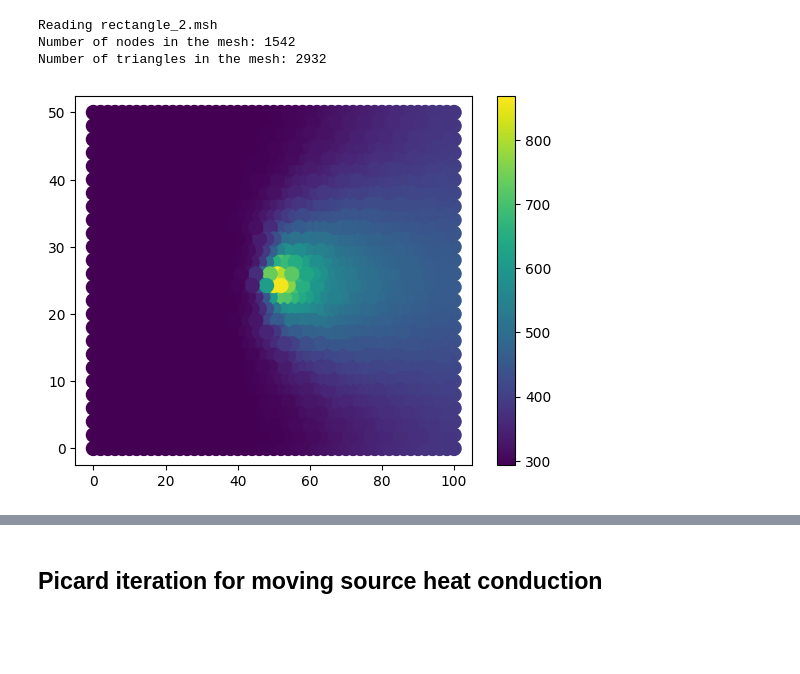
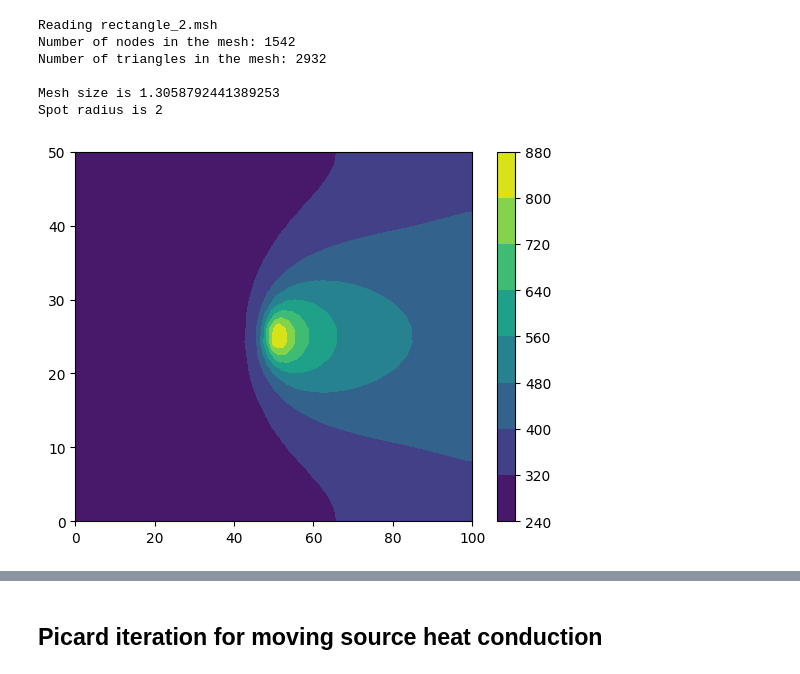
Before and after one commit to me21b172/ME5204-Project, a Jupyter notebook: Jayagowtham/Jayagowtham_project.ipynb, the cells around one changed output, grey strips where cells are left out. Cells and saved outputs as stored; diff of their text form; code cells hidden in the pictures; blank space fills up the shorter version.

```diff
--- a/Jayagowtham/Jayagowtham_project.ipynb
+++ b/Jayagowtham/Jayagowtham_project.ipynb
@@ -82,7 +82,7 @@ class FEM:
         self.data_tle = {"ips":{1:[[1/3,1/3]],3:[[1/6,1/6],[1/6,2/3],[2/3,1/6]]},\
        "weights":{1:[1/2],3:[1/6,1/6,1/6]}}
 
-    def fit_ele(self,nodes,ele,centre,theta_prev = None,mode = "linear"):
+    def fit_ele(self,nodes,ele,centre,theta_prev = None,mode = "linear",verbose = False):
         '''
         Return mass and stiffness matrices alongside the forcing vector
         '''
@@ -105,11 +105,12 @@ class FEM:
         F = np.zeros((nop,1))
         boundary_term = np.zeros((nop,1))
 
-        ln = np.where(nodecoords[:,0] == 0)[0]
-        rn = np.where(nodecoords[:,0] == np.max(nodecoords[:,0]))[0]
-        bn = np.where(nodecoords[:,1] == 0)[0]
-        tn = np.where(nodecoords[:,1] == np.max(nodecoords[:,1]))[0]
+        ln = np.where(nodes[:,0] == 0)[0]
+        rn = np.where(nodes[:,0] == np.max(nodes[:,0]))[0]
+        bn = np.where(nodes[:,1] == 0)[0]
+        tn = np.where(nodes[:,1] == np.max(nodes[:,1]))[0]
 
+        h = []
         for i,elei in enumerate(ele):
             econ = elei-1
             boundary = nodes[np.ix_(econ,[0,1])]
@@ -121,6 +122,7 @@ class FEM:
                 Jac = np.matmul(dN,boundary)
             dN_dx = (np.linalg.inv(Jac)@dN)[0].reshape(1,-1) #1x3
             Jac_inv = np.linalg.inv(Jac)
+            area = 0
             for j,ipj in enumerate(ips):
                 N = np.array([[(1-ipj[0]-ipj[1]), ipj[0],ipj[1]]])
                 a = (Jac_inv@dN).T@(Jac_inv@dN)*(np.linalg.det(Jac))*weights[j]
@@ -134,6 +136,8 @@ class FEM:
                 X  =np.matmul(N,boundary)
                 f = N*Q(X,centre,ro)*np.linalg.det(Jac)*weights[j]
                 F[np.ix_(econ,[0])] +=f.T
+                area += np.linalg.det(Jac)*weights[j]
+            h.append(area)
 
             for l,m in zip([0,1,2],[1,2,0]):
                 n1 = econ[l]
@@ -157,7 +161,9 @@ class FEM:
                             Jac_line = np.matmul(dN_line,line_boundary)
                         # print(np.linalg.det(Jac_line))
                         boundary_term[np.ix_([n1,n2],[0])] += N_line.T*np.linalg.det(Jac_line)*(-qo)*line_weights[k]
-
+        if verbose == True:
+            print(f"Mesh size is {np.sqrt(np.mean(h))}")
+            print(f"Spot radius is {ro}")
         T_l = 273+20
         non_ln = np.setdiff1d(np.arange(K.shape[0]),ln)
         rhs = F+boundary_term-T_l*np.sum((K[np.ix_(np.arange(K.shape[0]),ln)]+G[np.ix_(np.arange(K.shape[0]),ln)]),axis = 1).reshape(-1,1)
@@ -178,14 +184,17 @@ mesh_size_factor = 2
 # %%
 filename = f"rectangle_{mesh_size_factor}.msh"
 nodecoords,ele_con = read_mesh(filename) #node tags start from 1
-K,G,F,boundary,theta = soln1.fit_ele(nodecoords,ele_con,np.array([[50,25]]))
+K,G,F,boundary,theta = soln1.fit_ele(nodecoords,ele_con,np.array([[50,25]]),verbose = True)
 # %% [output]
 Reading rectangle_2.msh
 Number of nodes in the mesh: 1542
 Number of triangles in the mesh: 2932
+
+Mesh size is 1.3058792441389253
+Spot radius is 2
 # %%
-plt.scatter(nodecoords[:,0],nodecoords[:,1],c = theta, s= 100)
+plt.tricontourf(nodecoords[:,0],nodecoords[:,1],theta.flatten())
 plt.colorbar()
 plt.show()
 # %% [output]
-[figure, old version]
+[figure, new version]
```
Also changed, not shown: parts of 11 cells of this notebook.
